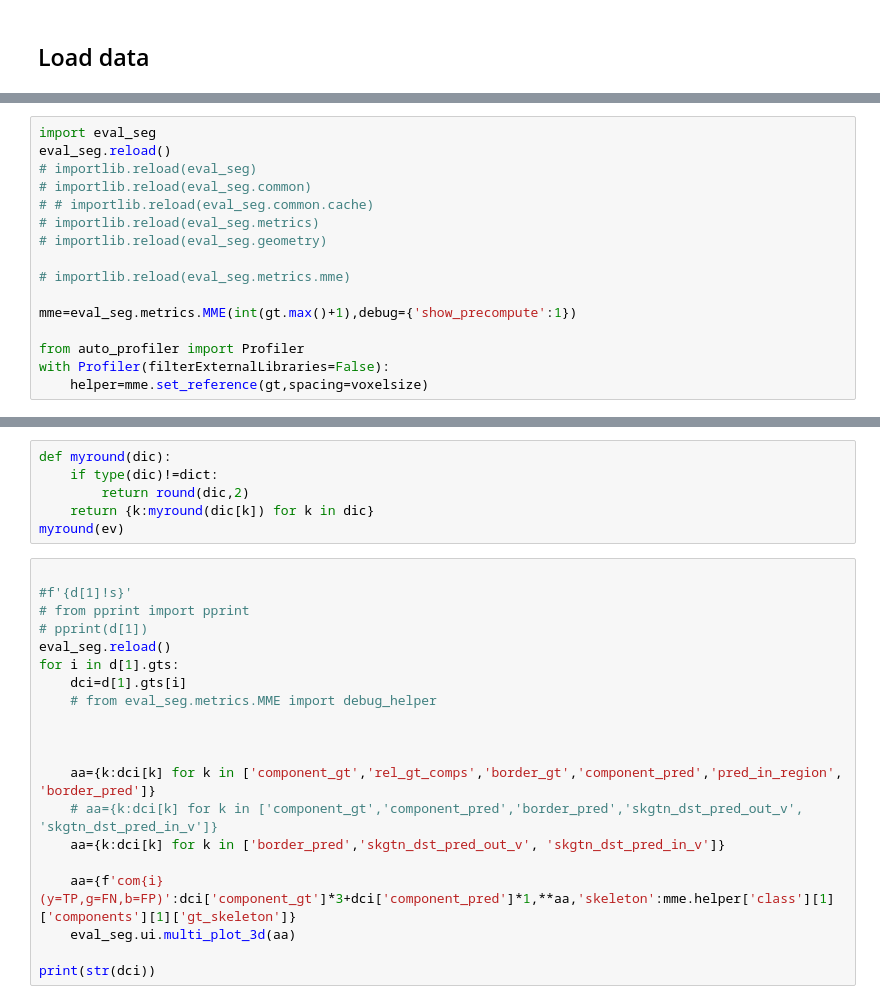
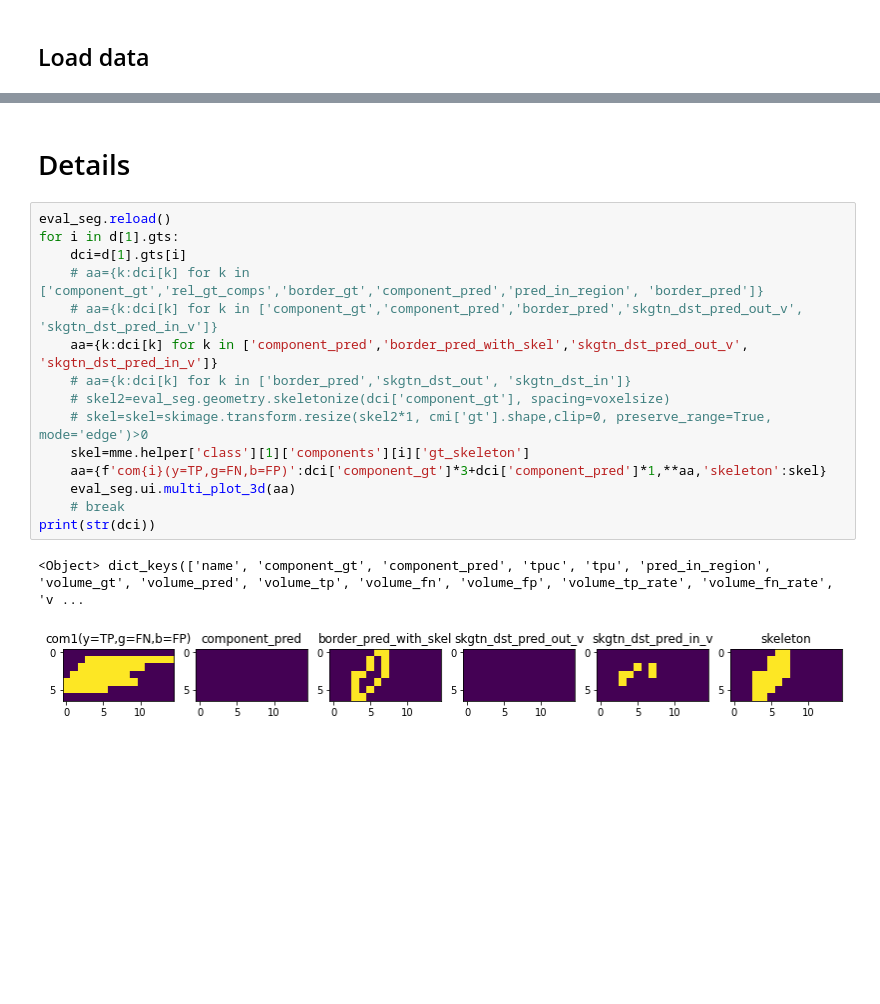
Before and after one commit to modaresimr/medical-segmentation-evaluation, a Jupyter notebook: debug.ipynb, the cells around one changed output, grey strips where cells are left out. Saved outputs shown, nothing was run; the diff lists cells and outputs as text; blank space fills up the shorter version.

```diff
--- a/debug.ipynb
+++ b/debug.ipynb
@@ -72,18 +106,2 @@ def selectData(dataset=['Task001_LiverTumor','Task002_Pancreas','Task003_Multior
 # %% [output]
 interactive(children=(Dropdown(description='dataset', options=('Task001_LiverTumor', 'Task002_Pancreas', 'Task…
-# %%
-import eval_seg
-eval_seg.reload()
-# importlib.reload(eval_seg)
-# importlib.reload(eval_seg.common)
-# # importlib.reload(eval_seg.common.cache)
-# importlib.reload(eval_seg.metrics)
-# importlib.reload(eval_seg.geometry)
-
-# importlib.reload(eval_seg.metrics.mme)
-
-mme=eval_seg.metrics.MME(int(gt.max()+1),debug={'show_precompute':1})
-
-from auto_profiler import Profiler
-with Profiler(filterExternalLibraries=False):
-    helper=mme.set_reference(gt,spacing=voxelsize)
@@ -101,28 +108,22 @@ Tree(nodes=(Node(name='root'),))
-# %%
-def myround(dic):
-    if type(dic)!=dict:
-        return round(dic,2)
-    return {k:myround(dic[k]) for k in dic}
-myround(ev)
+# %% [markdown]
+# Details
 # %%
-
-#f'{d[1]!s}'
-# from pprint import pprint
-# pprint(d[1])
 eval_seg.reload()
 for i in d[1].gts:
     dci=d[1].gts[i]
-    # from eval_seg.metrics.MME import debug_helper
-
-
-
-    aa={k:dci[k] for k in ['component_gt','rel_gt_comps','border_gt','component_pred','pred_in_region', 'border_pred']}
+    # aa={k:dci[k] for k in ['component_gt','rel_gt_comps','border_gt','component_pred','pred_in_region', 'border_pred']}
     # aa={k:dci[k] for k in ['component_gt','component_pred','border_pred','skgtn_dst_pred_out_v', 'skgtn_dst_pred_in_v']}
-    aa={k:dci[k] for k in ['border_pred','skgtn_dst_pred_out_v', 'skgtn_dst_pred_in_v']}
-
-    aa={f'com{i}(y=TP,g=FN,b=FP)':dci['component_gt']*3+dci['component_pred']*1,**aa,'skeleton':mme.helper['class'][1]['components'][1]['gt_skeleton']}
+    aa={k:dci[k] for k in ['component_pred','border_pred_with_skel','skgtn_dst_pred_out_v', 'skgtn_dst_pred_in_v']}
+    # aa={k:dci[k] for k in ['border_pred','skgtn_dst_out', 'skgtn_dst_in']}
+    # skel2=eval_seg.geometry.skeletonize(dci['component_gt'], spacing=voxelsize)
+    # skel=skel=skimage.transform.resize(skel2*1, cmi['gt'].shape,clip=0, preserve_range=True, mode='edge')>0
+    skel=mme.helper['class'][1]['components'][i]['gt_skeleton']
+    aa={f'com{i}(y=TP,g=FN,b=FP)':dci['component_gt']*3+dci['component_pred']*1,**aa,'skeleton':skel}
     eval_seg.ui.multi_plot_3d(aa)
-
+    # break
 print(str(dci))
+# %% [output]
+<Object> dict_keys(['name', 'component_gt', 'component_pred', 'tpuc', 'tpu', 'pred_in_region', 'volume_gt', 'volume_pred', 'volume_tp', 'volume_fn', 'volume_fp', 'volume_tp_rate', 'volume_fn_rate', 'v ...
+[figure, added]
 # %%
 eval_seg.reload()
```
Also changed, not shown: parts of 22 cells of this notebook, 25 other files.
